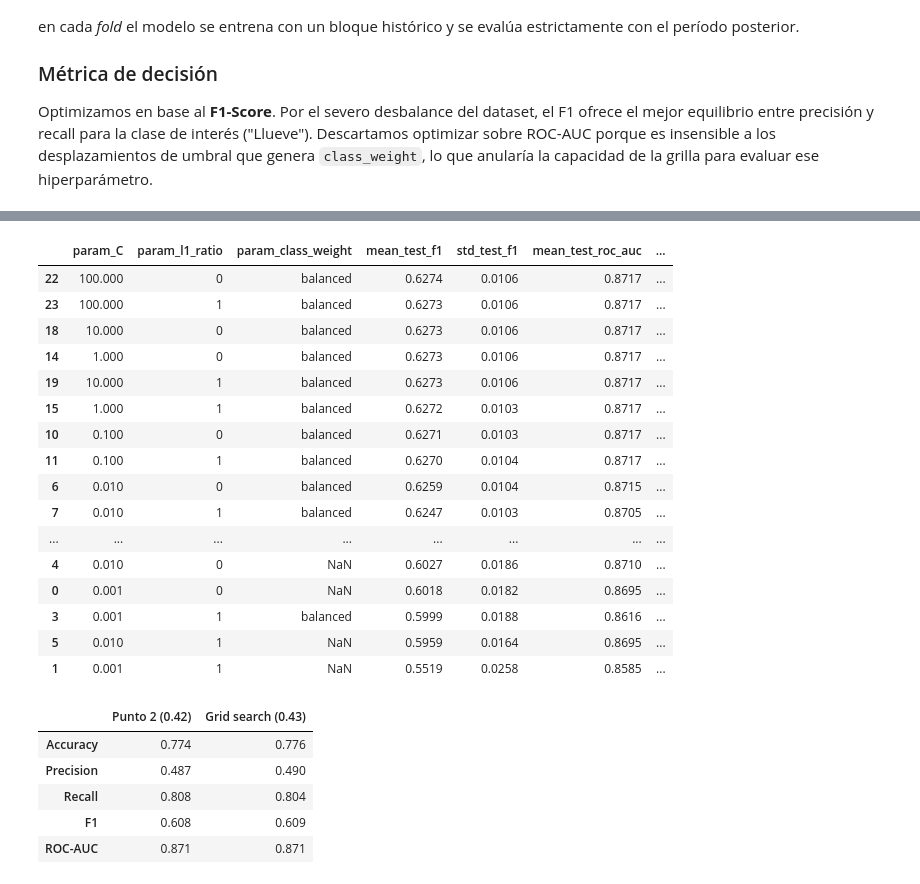
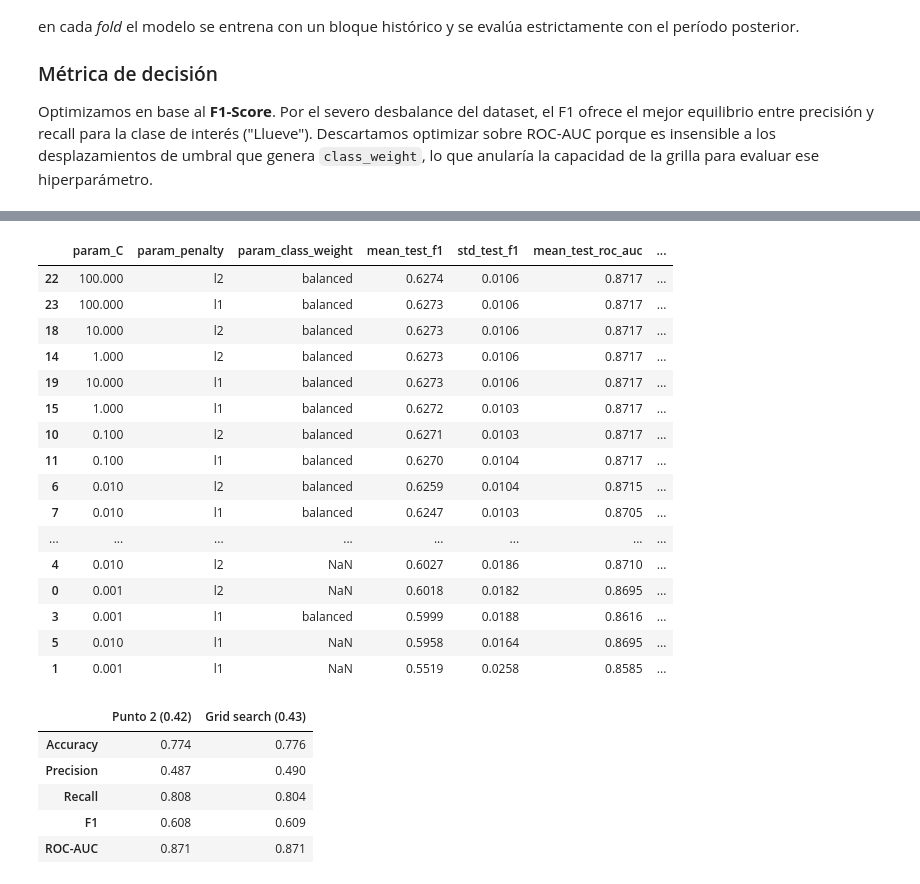
Before and after one commit to Guillerminav/TP_AA1_Arias_Bousono_Casariego, a Jupyter notebook: TP_2/TP-clasificacion-AA1.ipynb, the cells around one changed output, grey strips where cells are left out. Cells and saved outputs as stored; diff of their text form; code cells hidden in the pictures.

```diff
--- a/TP_2/TP-clasificacion-AA1.ipynb
+++ b/TP_2/TP-clasificacion-AA1.ipynb
@@ -975,27 +975,30 @@ F1 promedio en validación cruzada: 0.6274
 # %%
 # Promedio de cada métrica en los 5 folds ordenado por F1
 resultados = pd.DataFrame(grid.cv_results_)
-cols = ['param_C', 'param_l1_ratio', 'param_class_weight', 'mean_test_f1', 'std_test_f1',
+
+# CAMBIO ACÁ: reemplazamos 'param_l1_ratio' por 'param_penalty'
+cols = ['param_C', 'param_penalty', 'param_class_weight', 'mean_test_f1', 'std_test_f1',
         'mean_test_roc_auc', 'mean_test_recall', 'mean_test_precision']
+
 resultados[cols].sort_values('mean_test_f1', ascending=False).round(4)
 # %% [output]
-|  | param_C | param_l1_ratio | param_class_weight | mean_test_f1 | std_test_f1 | mean_test_roc_auc | ... |
-| 22 | 100.000 | 0 | balanced | 0.6274 | 0.0106 | 0.8717 | ... |
-| 23 | 100.000 | 1 | balanced | 0.6273 | 0.0106 | 0.8717 | ... |
-| 18 | 10.000 | 0 | balanced | 0.6273 | 0.0106 | 0.8717 | ... |
-| 14 | 1.000 | 0 | balanced | 0.6273 | 0.0106 | 0.8717 | ... |
-| 19 | 10.000 | 1 | balanced | 0.6273 | 0.0106 | 0.8717 | ... |
-| 15 | 1.000 | 1 | balanced | 0.6272 | 0.0103 | 0.8717 | ... |
-| 10 | 0.100 | 0 | balanced | 0.6271 | 0.0103 | 0.8717 | ... |
-| 11 | 0.100 | 1 | balanced | 0.6270 | 0.0104 | 0.8717 | ... |
-| 6 | 0.010 | 0 | balanced | 0.6259 | 0.0104 | 0.8715 | ... |
-| 7 | 0.010 | 1 | balanced | 0.6247 | 0.0103 | 0.8705 | ... |
+|  | param_C | param_penalty | param_class_weight | mean_test_f1 | std_test_f1 | mean_test_roc_auc | ... |
+| 22 | 100.000 | l2 | balanced | 0.6274 | 0.0106 | 0.8717 | ... |
+| 23 | 100.000 | l1 | balanced | 0.6273 | 0.0106 | 0.8717 | ... |
+| 18 | 10.000 | l2 | balanced | 0.6273 | 0.0106 | 0.8717 | ... |
+| 14 | 1.000 | l2 | balanced | 0.6273 | 0.0106 | 0.8717 | ... |
+| 19 | 10.000 | l1 | balanced | 0.6273 | 0.0106 | 0.8717 | ... |
+| 15 | 1.000 | l1 | balanced | 0.6272 | 0.0103 | 0.8717 | ... |
+| 10 | 0.100 | l2 | balanced | 0.6271 | 0.0103 | 0.8717 | ... |
+| 11 | 0.100 | l1 | balanced | 0.6270 | 0.0104 | 0.8717 | ... |
+| 6 | 0.010 | l2 | balanced | 0.6259 | 0.0104 | 0.8715 | ... |
+| 7 | 0.010 | l1 | balanced | 0.6247 | 0.0103 | 0.8705 | ... |
 | ... | ... | ... | ... | ... | ... | ... | ... |
-| 4 | 0.010 | 0 | NaN | 0.6027 | 0.0186 | 0.8710 | ... |
-| 0 | 0.001 | 0 | NaN | 0.6018 | 0.0182 | 0.8695 | ... |
-| 3 | 0.001 | 1 | balanced | 0.5999 | 0.0188 | 0.8616 | ... |
-| 5 | 0.010 | 1 | NaN | 0.5959 | 0.0164 | 0.8695 | ... |
-| 1 | 0.001 | 1 | NaN | 0.5519 | 0.0258 | 0.8585 | ... |
+| 4 | 0.010 | l2 | NaN | 0.6027 | 0.0186 | 0.8710 | ... |
+| 0 | 0.001 | l2 | NaN | 0.6018 | 0.0182 | 0.8695 | ... |
+| 3 | 0.001 | l1 | balanced | 0.5999 | 0.0188 | 0.8616 | ... |
+| 5 | 0.010 | l1 | NaN | 0.5958 | 0.0164 | 0.8695 | ... |
+| 1 | 0.001 | l1 | NaN | 0.5519 | 0.0258 | 0.8585 | ... |
 # %%
 prob_val_grid = grid.best_estimator_.predict_proba(X_val_scaled)[:, 1]
 
```
Also changed, not shown: parts of 2 cells of this notebook.
